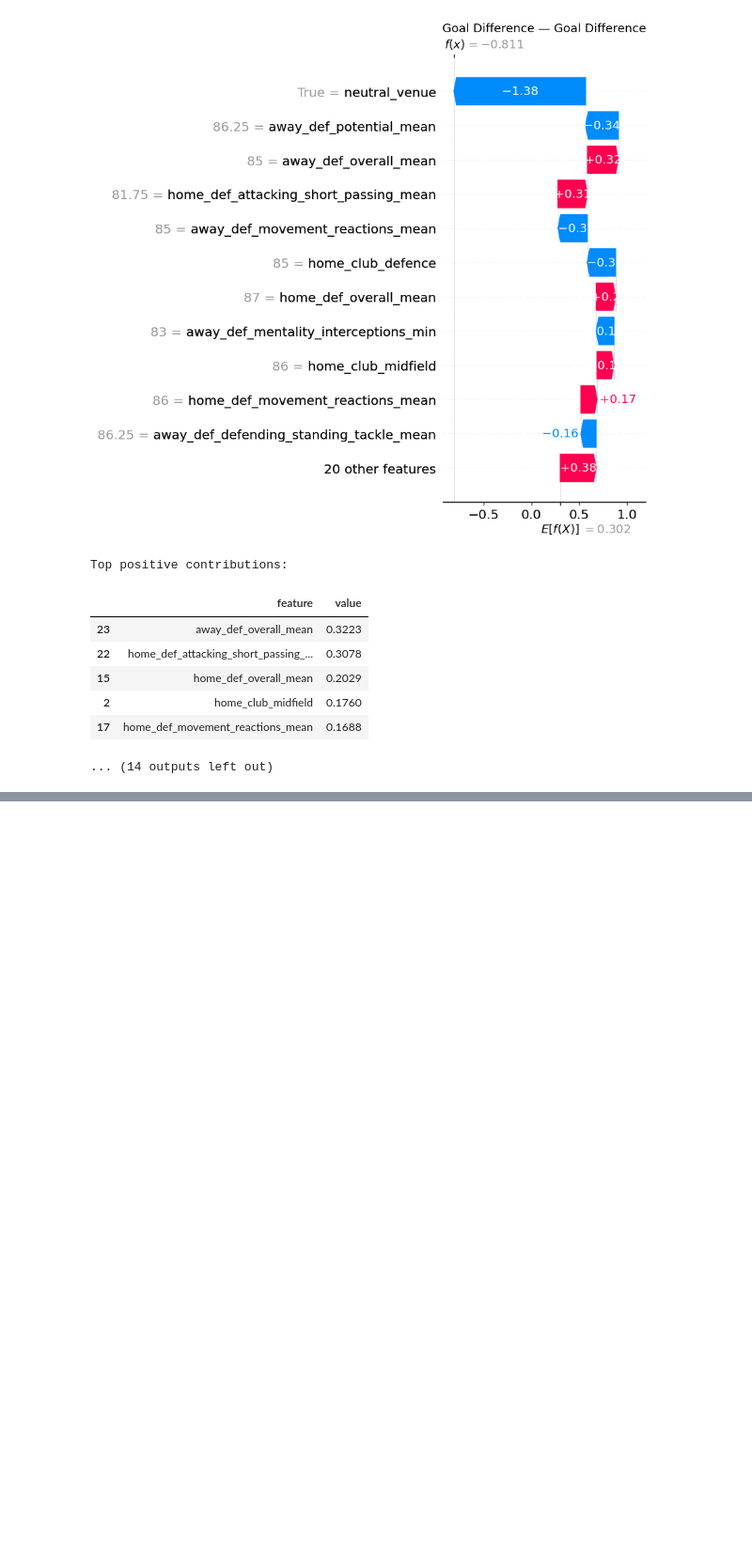
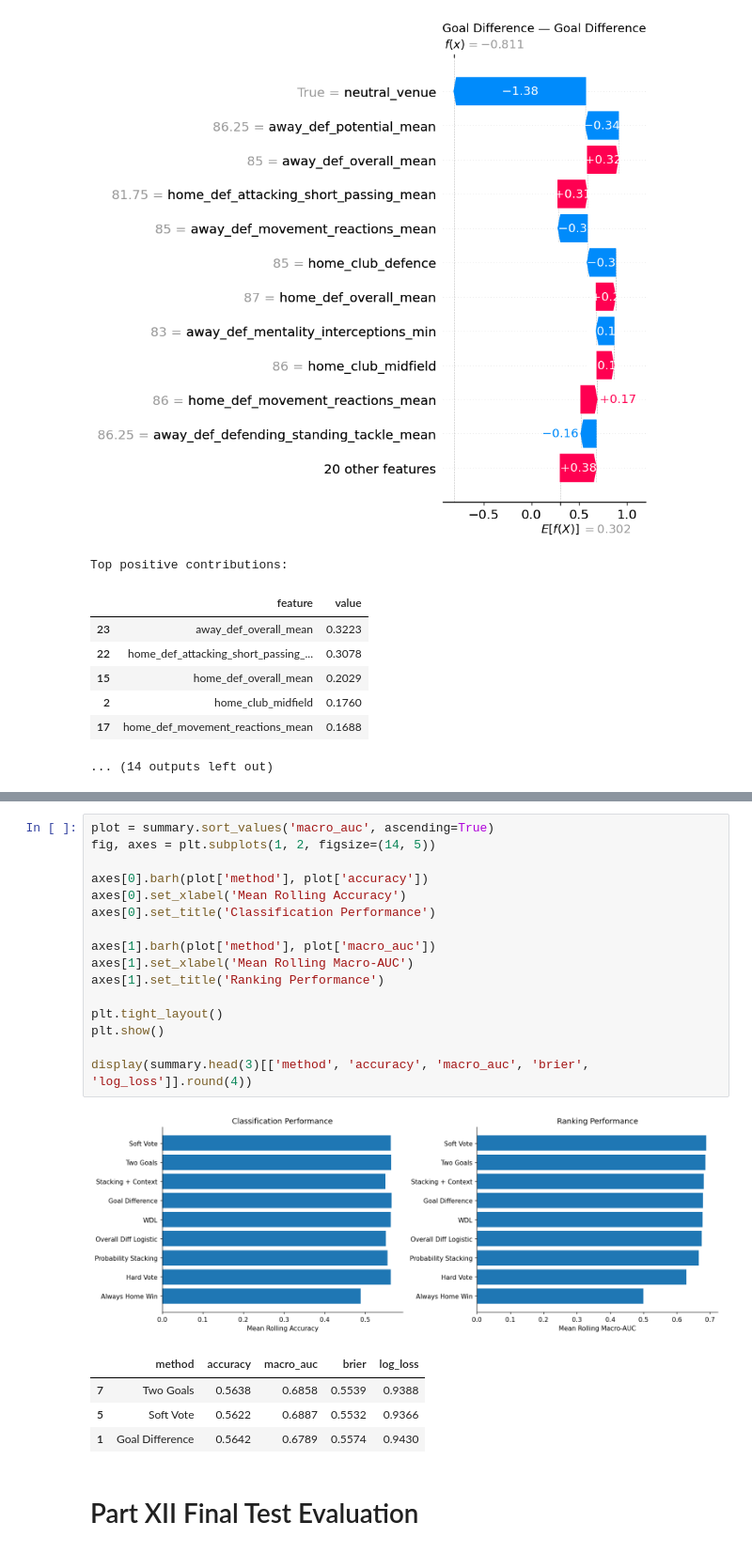
Before and after one commit to SevenLu0420/fifa-ucl-model, a Jupyter notebook: UCL_Prediction_and_Analysis.ipynb, the cells around one changed output, grey strips where cells are left out. Shown at 94% size. Drawn from its saved outputs; the diff is of its cells as text; blank space fills up the shorter version.

Commit message:
feat: add baselines, final test, and UCL 2026-2027 Simulation by Jiaxuan Liu

```diff
--- a/UCL_Prediction_and_Analysis.ipynb
+++ b/UCL_Prediction_and_Analysis.ipynb
@@ -2579,0 +2797,24 @@ Top positive contributions:
+# %%
+plot = summary.sort_values('macro_auc', ascending=True)
+fig, axes = plt.subplots(1, 2, figsize=(14, 5))
+
+axes[0].barh(plot['method'], plot['accuracy'])
+axes[0].set_xlabel('Mean Rolling Accuracy')
+axes[0].set_title('Classification Performance')
+
+axes[1].barh(plot['method'], plot['macro_auc'])
+axes[1].set_xlabel('Mean Rolling Macro-AUC')
+axes[1].set_title('Ranking Performance')
+
+plt.tight_layout()
+plt.show()
+
+display(summary.head(3)[['method', 'accuracy', 'macro_auc', 'brier', 'log_loss']].round(4))
+# %% [output]
+[figure, added]
+|  | method | accuracy | macro_auc | brier | log_loss |
+| 7 | Two Goals | 0.5638 | 0.6858 | 0.5539 | 0.9388 |
+| 5 | Soft Vote | 0.5622 | 0.6887 | 0.5532 | 0.9366 |
+| 1 | Goal Difference | 0.5642 | 0.6789 | 0.5574 | 0.9430 |
+# %% [markdown]
+# Part XII Final Test Evaluation
```
Also changed, not shown: parts of 28 cells of this notebook, 53 other files.
